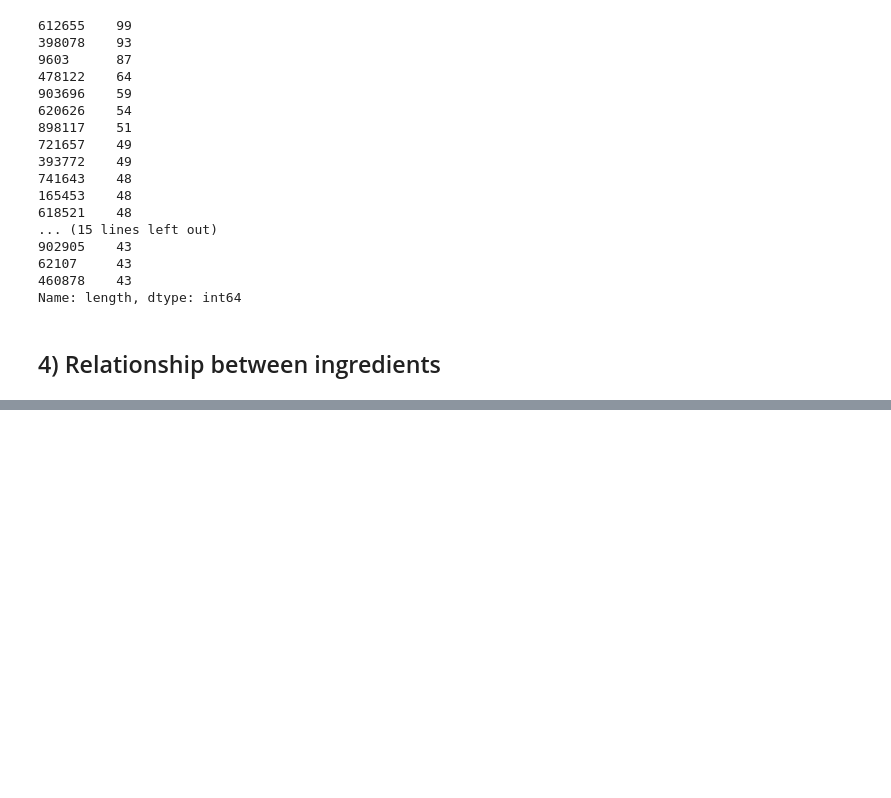
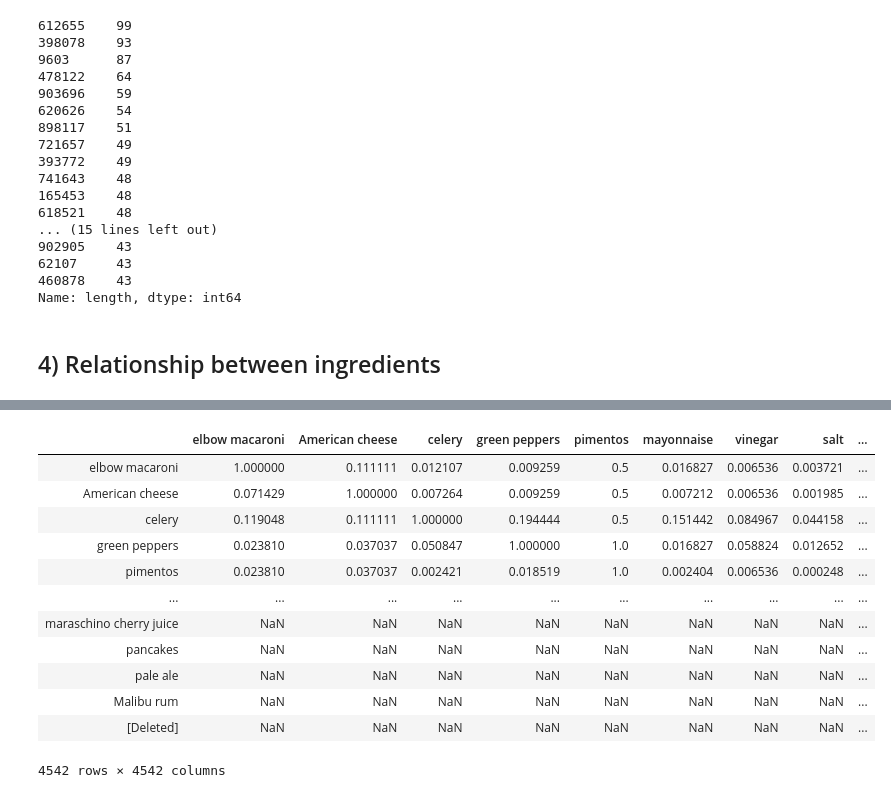
Before and after one commit to carlosvillasanchez/-Salmon-tortilla-al-pesto, a Jupyter notebook: Report.ipynb, the cells around one changed output, grey strips where cells are left out. Saved outputs shown, nothing was run; the diff lists cells and outputs as text; code cells hidden in the pictures; blank space fills up the shorter version.

Commit message:
Ingredient relationships

```diff
--- a/Report.ipynb
+++ b/Report.ipynb
@@ -485,0 +467,21 @@ Name: length, dtype: int64
+# %%
+# We want to find, for each ingredient, how often they occur together with another ingredient
+occurrence_dict = {}
+for ingredient_list in df_ingredients["ingredients"].head(10000):
+    for ingredient in ingredient_list:
+        if ingredient not in occurrence_dict.keys():
+            occurrence_dict[ingredient] = {}
+        for other_ingredient in ingredient_list:
+            # Iterate through each other ingredient in the recipe
+            if other_ingredient not in occurrence_dict[ingredient].keys():
+                occurrence_dict[ingredient][other_ingredient] = 0
+            occurrence_dict[ingredient][other_ingredient] = occurrence_dict[ingredient][other_ingredient] + 1
+# %%
+# We calculate the ratio at which two ingredients appear in the same recipe, for each ingredient
+ratios_dict = {}
+for ingredient in occurrence_dict.keys():
+    occurrences = occurrence_dict[ingredient]
+    ratios = occurrences.copy()
+    for other_ingredient in occurrences:
+        ratios[other_ingredient] = occurrences[other_ingredient] / occurrences[ingredient]
+    ratios_dict[ingredient] = ratios
@@ -485,0 +494,18 @@ Name: length, dtype: int64
+# %%
+df_ratios = pd.DataFrame(ratios_dict)
+# %%
+df_ratios
+# %% [output]
+|  | elbow macaroni | American cheese | celery | green peppers | pimentos | mayonnaise | vinegar | salt | ... |
+| elbow macaroni | 1.000000 | 0.111111 | 0.012107 | 0.009259 | 0.5 | 0.016827 | 0.006536 | 0.003721 | ... |
+| American cheese | 0.071429 | 1.000000 | 0.007264 | 0.009259 | 0.5 | 0.007212 | 0.006536 | 0.001985 | ... |
+| celery | 0.119048 | 0.111111 | 1.000000 | 0.194444 | 0.5 | 0.151442 | 0.084967 | 0.044158 | ... |
+| green peppers | 0.023810 | 0.037037 | 0.050847 | 1.000000 | 1.0 | 0.016827 | 0.058824 | 0.012652 | ... |
+| pimentos | 0.023810 | 0.037037 | 0.002421 | 0.018519 | 1.0 | 0.002404 | 0.006536 | 0.000248 | ... |
+| ... | ... | ... | ... | ... | ... | ... | ... | ... | ... |
+| maraschino cherry juice | NaN | NaN | NaN | NaN | NaN | NaN | NaN | NaN | ... |
+| pancakes | NaN | NaN | NaN | NaN | NaN | NaN | NaN | NaN | ... |
+| pale ale | NaN | NaN | NaN | NaN | NaN | NaN | NaN | NaN | ... |
+| Malibu rum | NaN | NaN | NaN | NaN | NaN | NaN | NaN | NaN | ... |
+| [Deleted] | NaN | NaN | NaN | NaN | NaN | NaN | NaN | NaN | ... |
+4542 rows × 4542 columns
```
Also changed, not shown: parts of 28 cells of this notebook.
